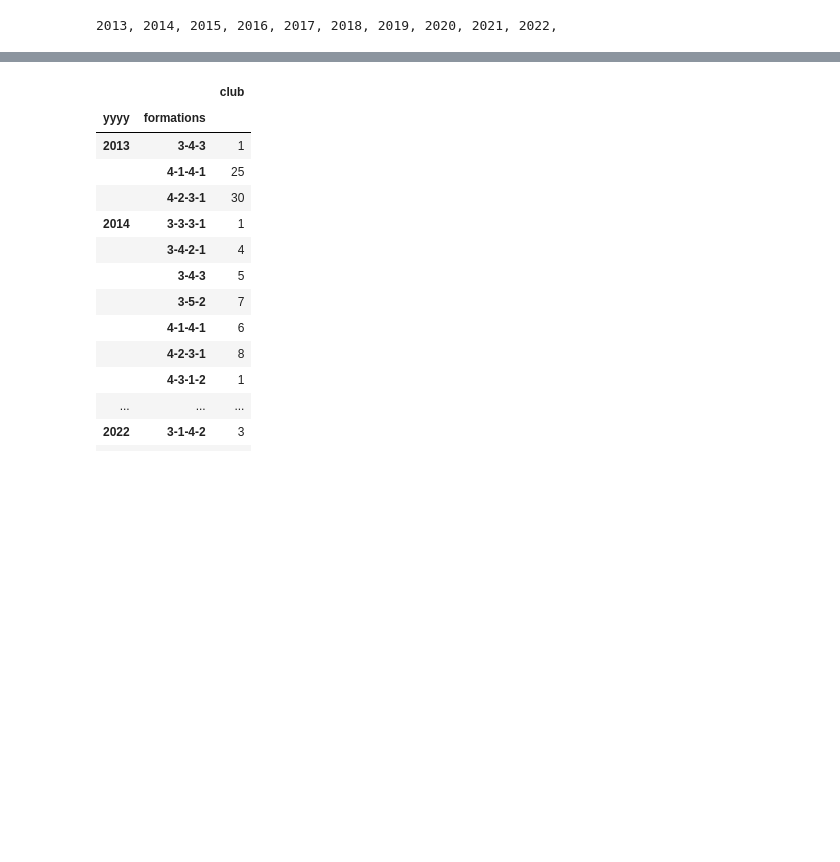
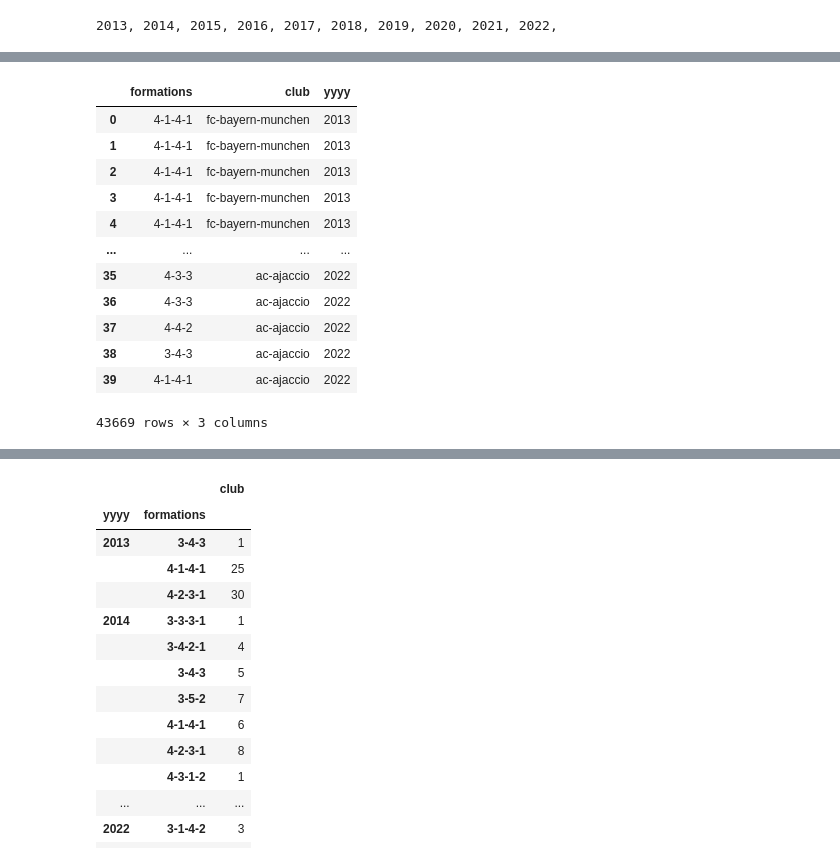
Before and after one commit to dav1ddramb/Half-Time-Stat-Public, a Jupyter notebook: Code Snippets and Visualizations/[HTS] Stats sandbox.ipynb, the cells around one changed output, grey strips where cells are left out. Drawn from its saved outputs; the diff is of its cells as text; code cells hidden in the pictures; blank space fills up the shorter version.

```diff
--- a/Code Snippets and Visualizations/[HTS] Stats sandbox.ipynb
+++ b/Code Snippets and Visualizations/[HTS] Stats sandbox.ipynb
@@ -841,6 +899,22 @@ for y in list(seasons_club_formations_d.keys()):
 
     club_formations_df['yyyy'] = y
     seasons_club_formations_df = pd.concat([seasons_club_formations_df, club_formations_df], axis=0)
+# %%
+seasons_club_formations_df
+# %% [output]
+|  | formations | club | yyyy |
+| 0 | 4-1-4-1 | fc-bayern-munchen | 2013 |
+| 1 | 4-1-4-1 | fc-bayern-munchen | 2013 |
+| 2 | 4-1-4-1 | fc-bayern-munchen | 2013 |
+| 3 | 4-1-4-1 | fc-bayern-munchen | 2013 |
+| 4 | 4-1-4-1 | fc-bayern-munchen | 2013 |
+| ... | ... | ... | ... |
+| 35 | 4-3-3 | ac-ajaccio | 2022 |
+| 36 | 4-3-3 | ac-ajaccio | 2022 |
+| 37 | 4-4-2 | ac-ajaccio | 2022 |
+| 38 | 3-4-3 | ac-ajaccio | 2022 |
+| 39 | 4-1-4-1 | ac-ajaccio | 2022 |
+43669 rows × 3 columns
 # %%
 ### SAVE DATAFRAME
 # seasons_club_formations_df.to_csv('I1_seasons_club_formations_df.csv', index=False)
```
Also changed, not shown: parts of 15 cells of this notebook, 5 other files.
